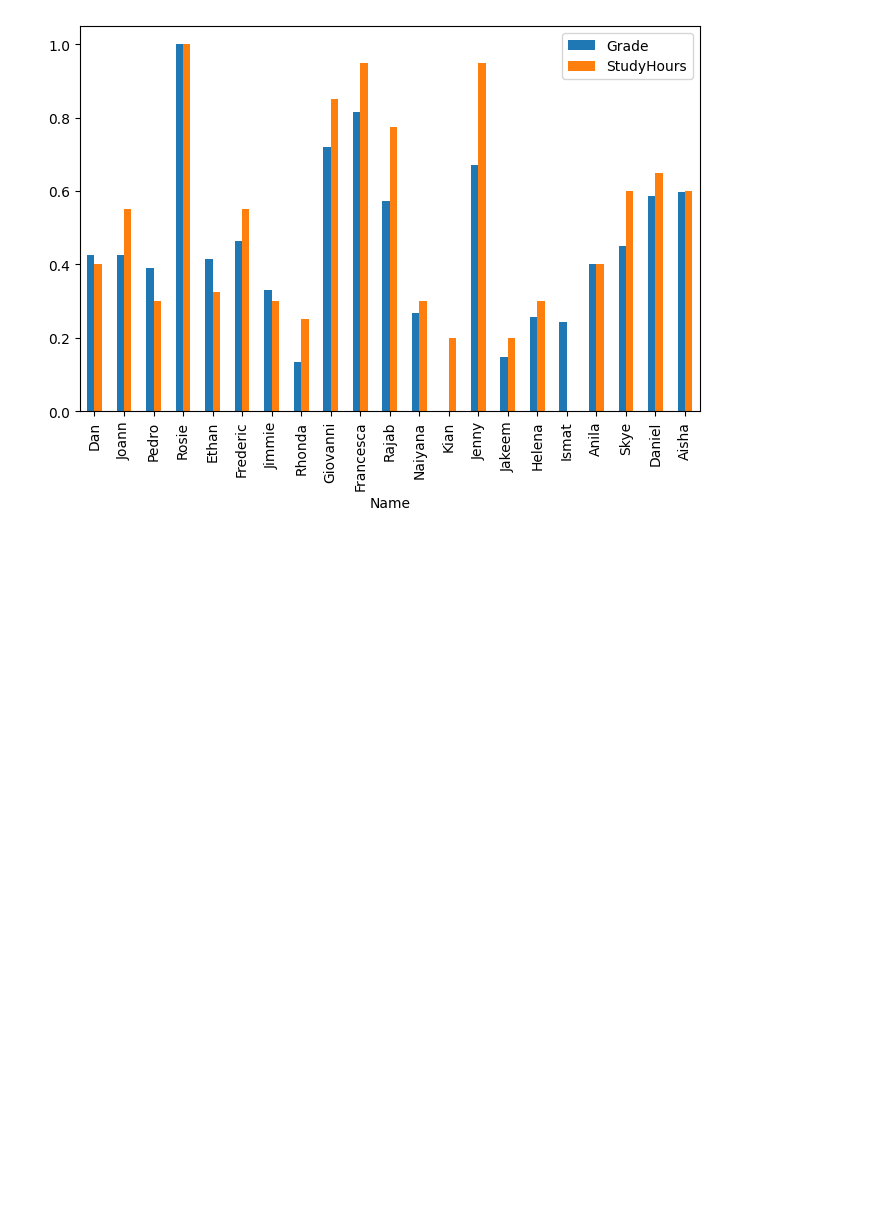
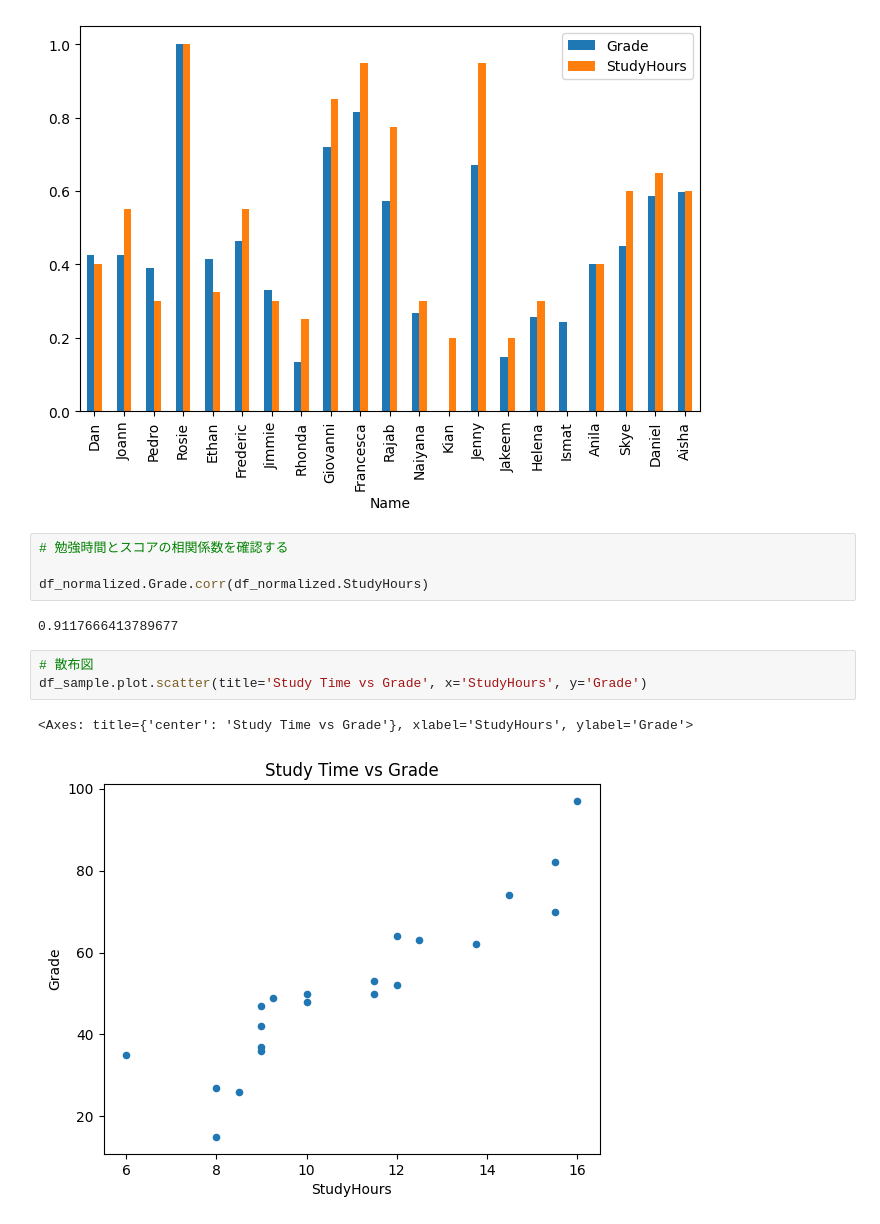
Before and after one commit to rtr-x8/python-tutrial, a Jupyter notebook: notebook/MS/C1/c1.ipynb, the cells around one changed output. Cells and saved outputs as stored; diff of their text form; blank space fills up the shorter version.

```diff
--- a/notebook/MS/C1/c1.ipynb
+++ b/notebook/MS/C1/c1.ipynb
@@ -769,3 +769,15 @@ df_normalized.plot(x='Name', y=['Grade','StudyHours'], kind='bar', figsize=(8,5)
 # %% [output]
 <Axes: xlabel='Name'>
 [figure]
+# %%
+# 勉強時間とスコアの相関係数を確認する
+
+df_normalized.Grade.corr(df_normalized.StudyHours)
+# %% [output]
+0.9117666413789677
+# %%
+# 散布図
+df_sample.plot.scatter(title='Study Time vs Grade', x='StudyHours', y='Grade')
+# %% [output]
+<Axes: title={'center': 'Study Time vs Grade'}, xlabel='StudyHours', ylabel='Grade'>
+[figure, added]
```
Also changed, not shown: parts of 3 cells of this notebook, 2 other files.
